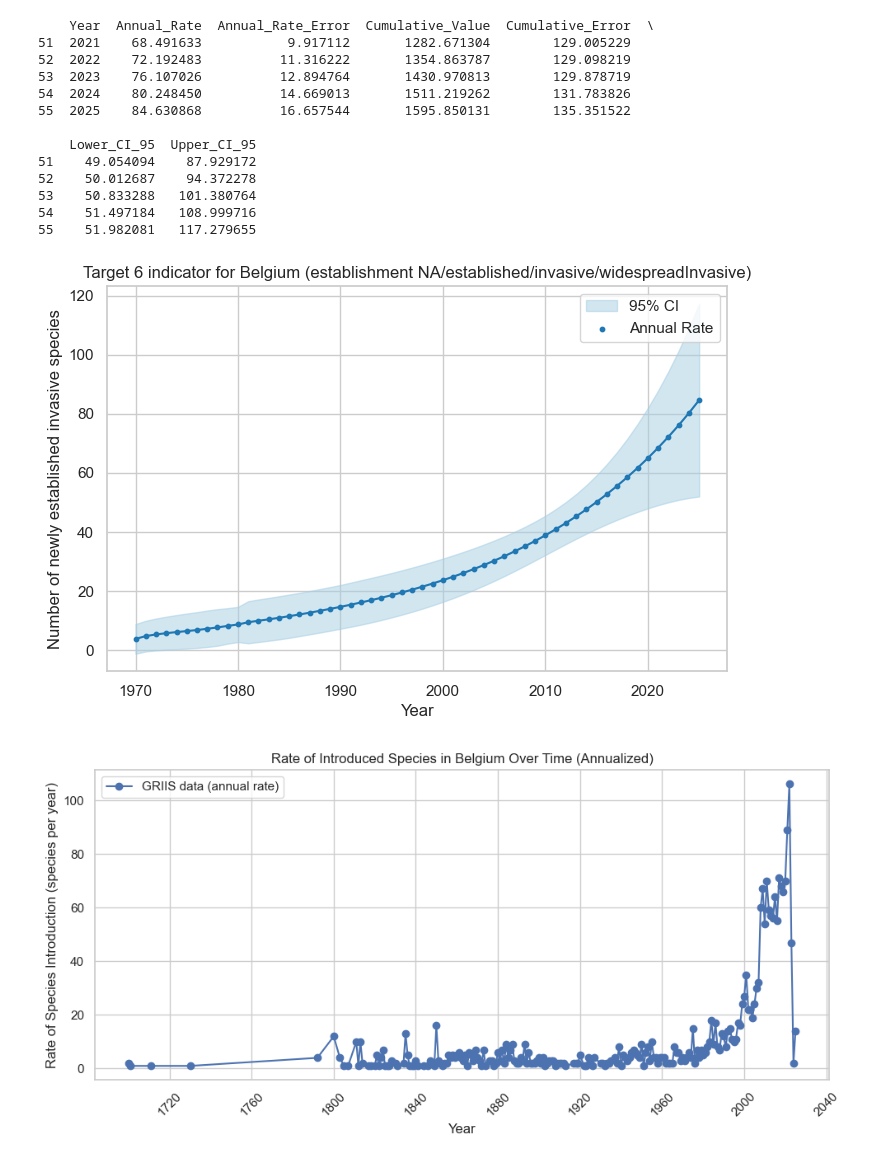
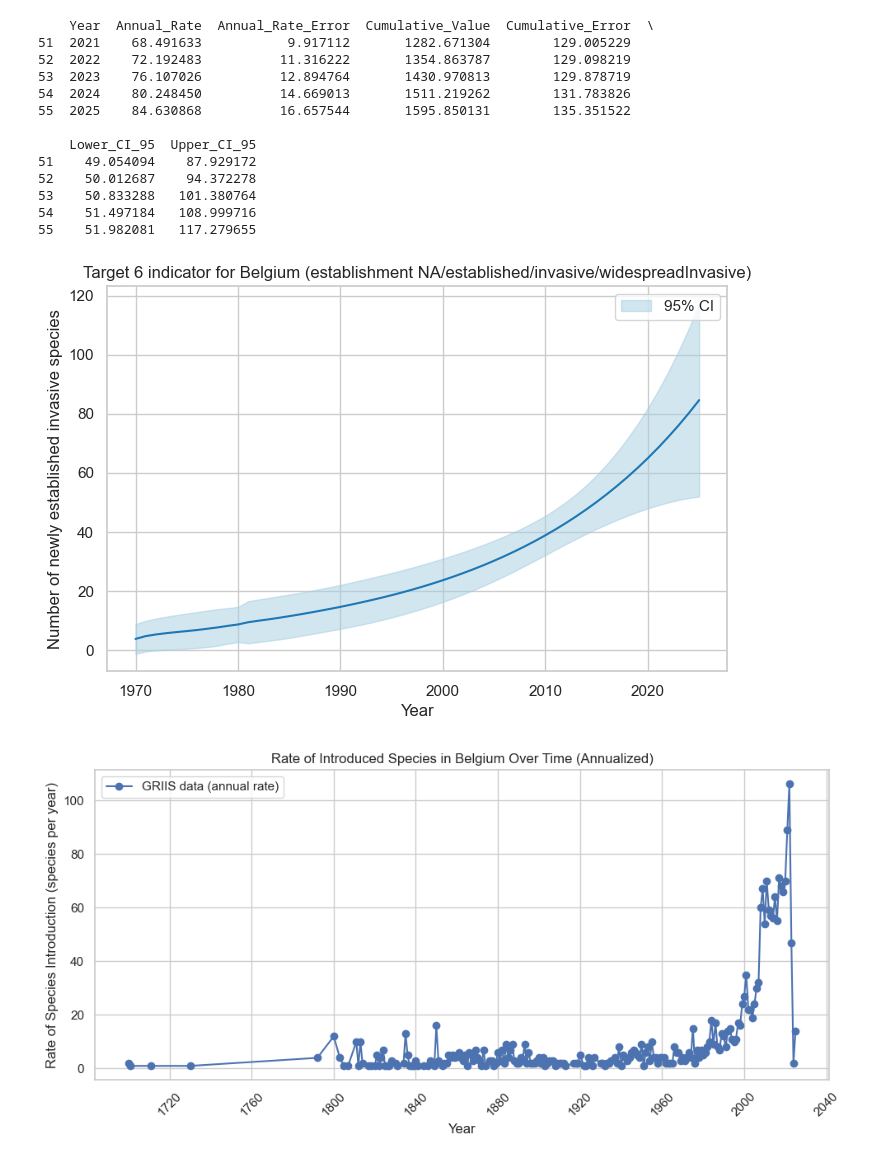
Before and after one commit to inbo/Target6, a Jupyter notebook: reporting_Belgium_2026/target6_belgium_weakly_filtered.ipynb, the cells around one changed output. Drawn from its saved outputs; the diff is of its cells as text; code cells hidden in the pictures.

```diff
--- a/reporting_Belgium_2026/target6_belgium_weakly_filtered.ipynb
+++ b/reporting_Belgium_2026/target6_belgium_weakly_filtered.ipynb
@@ -183,33 +183,36 @@ print(rates_results.tail())
 # %%
 rates_results.to_csv("./output/estimated_rates_solow_costello_effective_annual_rates_weakly_filtering.csv", index=False)
 # %%
+rates_results = pd.read_csv(
+    "./output/estimated_rates_solow_costello_effective_annual_rates_weakly_filtering.csv"
+)
 #draw plot of Target 6 indicator
 import seaborn as sns
 sns.set(style="whitegrid")
 plt.figure(figsize=(8,5))
 
 df = rates_results
 # Plot CI band
 plt.fill_between(df['Year'], df['Lower_CI_95'], df['Upper_CI_95'], color='#a6cee3', alpha=0.5, label='95% CI')
 
 # Plot punten van Annual_Rate
-plt.scatter(df['Year'], df['Annual_Rate'], color='#1f78b4', s=10, label='Annual Rate')
+#plt.scatter(df['Year'], df['Annual_Rate'], color='#1f78b4', s=10, label='Annual Rate')
 
 # Verbinding van punten (lineaire)
 plt.plot(df['Year'], df['Annual_Rate'], color='#1f78b4')
 
 # Optioneel: smooth curve
 # sns.lineplot(x='ear', y='Annual_Rate', data=df, color='blue', label='Smoothed Curve')
 
 plt.xlabel('Year')
 plt.ylabel('Number of newly established invasive species')
 plt.title('Target 6 indicator for Belgium (establishment NA/established/invasive/widespreadInvasive)')
 plt.legend()
 #plt.show()
 #print('Finished')
 plt.savefig('./output/Figure_target6_indicator_weakly_filtering.png', dpi=200)
 # %% [output]
-[figure, old version]
+[figure, new version]
 # %%
 # --- Processing GRIIS data (Annual) ---
 in_species["introDate"] = pd.to_datetime(in_species["introDate"])
```
Also changed, not shown: 3 other files.
